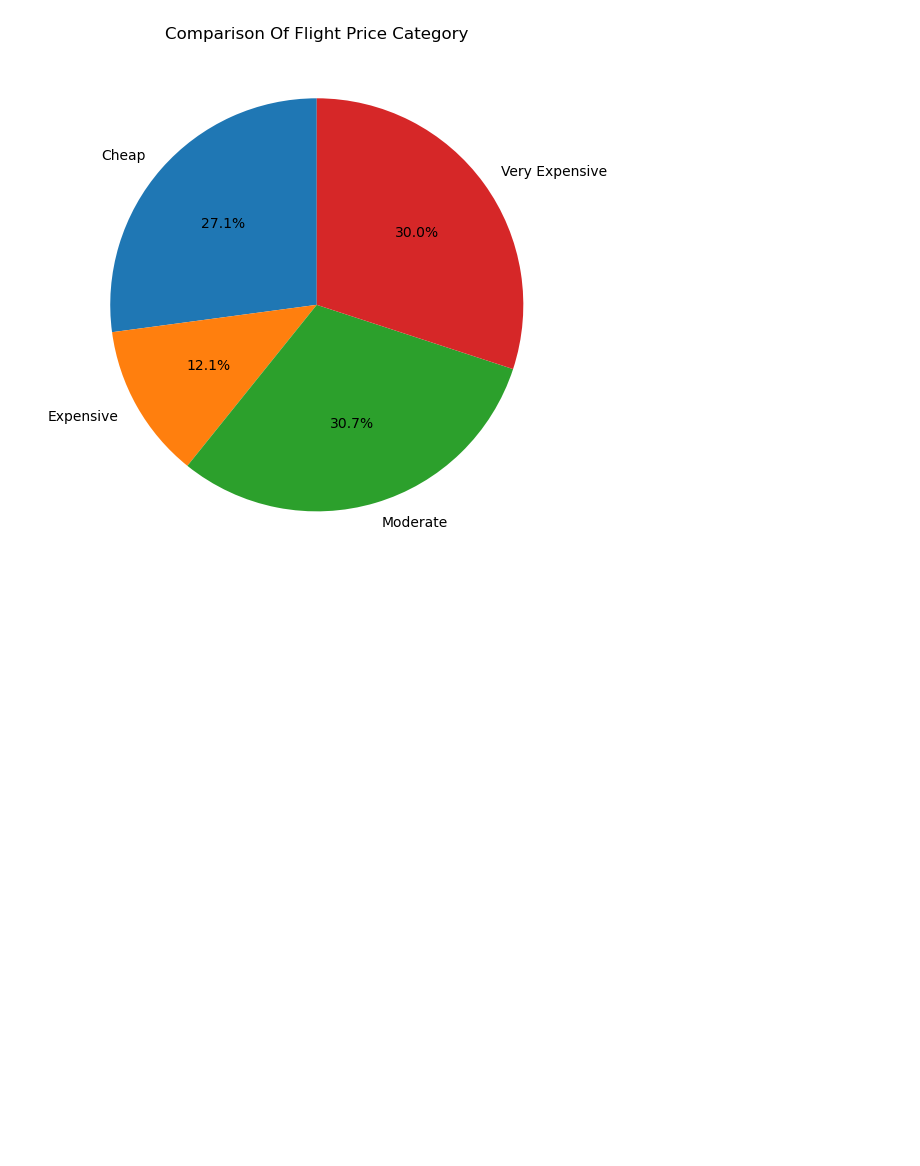
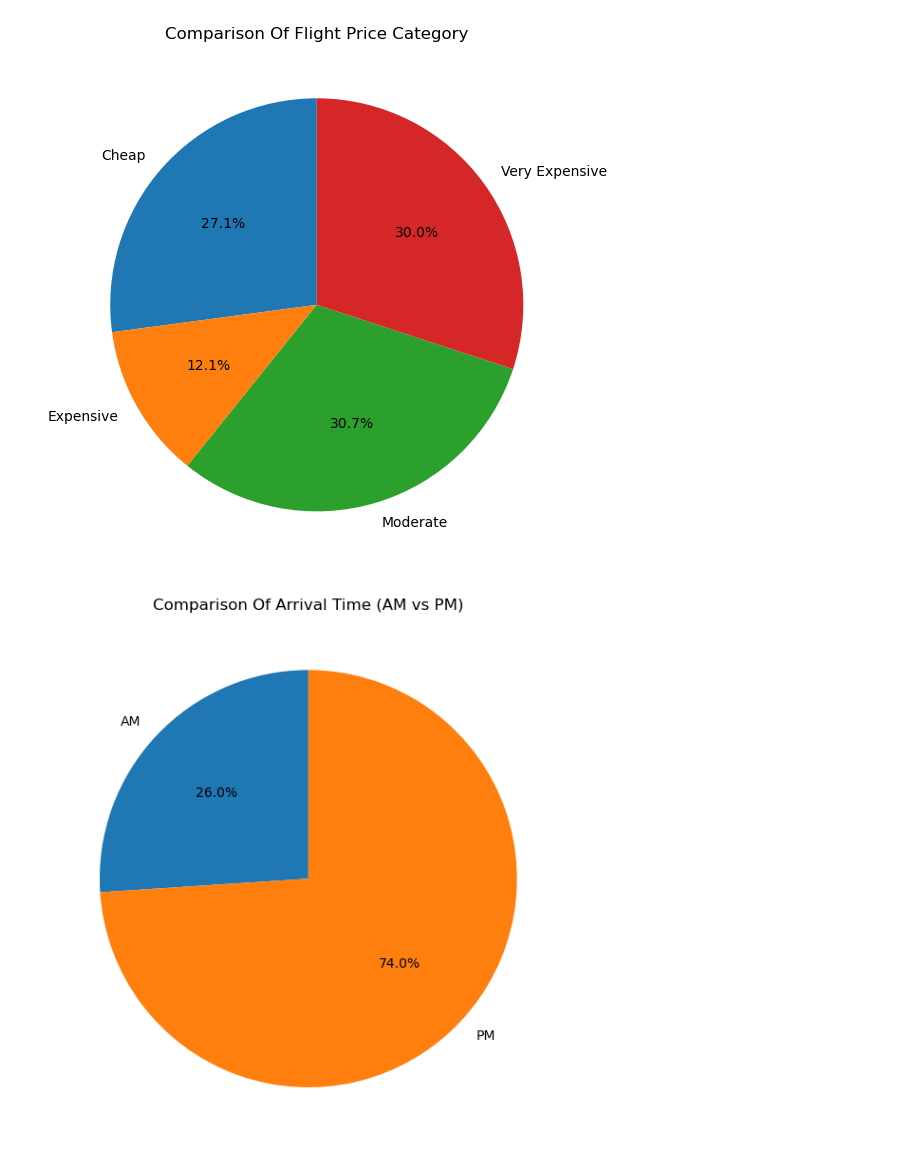
Before and after one commit to FlazeFy2/DS_Airlines-Flights-Data, a Jupyter notebook: exploratory data analysis-pie.ipynb, the cells around one changed output. Saved outputs shown, nothing was run; the diff lists cells and outputs as text; code cells hidden in the pictures; blank space fills up the shorter version.

Commit message:
[DS] Exploratory Data Analysis (EDA) - Pie Chart Comparison Of Arrival Time (AM vs PM)

```diff
--- a/exploratory data analysis-pie.ipynb
+++ b/exploratory data analysis-pie.ipynb
@@ -92,3 +92,32 @@ plt.tight_layout()
 plt.show()
 # %% [output]
 [figure]
+# %%
+import pandas as pd
+import matplotlib.pyplot as plt
+
+# Dataset
+# Exploratory Data Analysis (EDA) - Pie Chart Comparison Of Arrival Time (AM vs PM)
+df = pd.read_csv("airlines_flights_data.csv")
+
+# Convert Price
+def categorize_arrival(arrival):
+    if arrival in ("Night", "Afternoon", "Evening", "Late_Night"):
+        return "PM"
+    else:
+        return "AM"
+
+df["Arrival Time Category"] = df["arrival_time"].apply(categorize_arrival)
+
+# Count the number of flight
+quartal_counts = df["Arrival Time Category"].value_counts().sort_index()
+
+# Pie Chart
+plt.figure(figsize=(6, 6))
+quartal_counts.plot.pie(autopct='%1.1f%%', startangle=90)
+plt.title("Comparison Of Arrival Time (AM vs PM)")
+plt.ylabel("")
+plt.tight_layout()
+plt.show()
+# %% [output]
+[figure, added]
```
